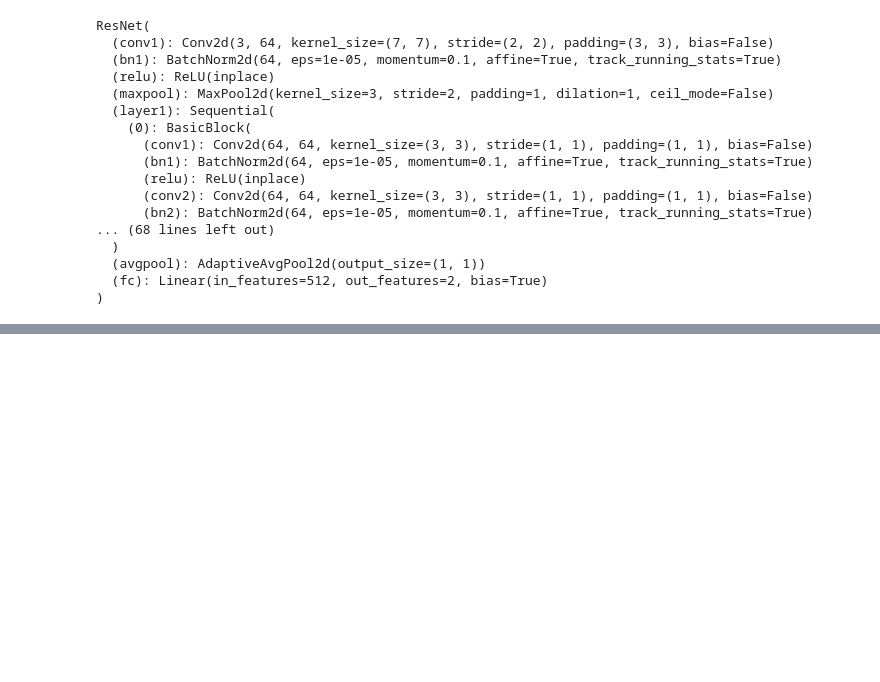
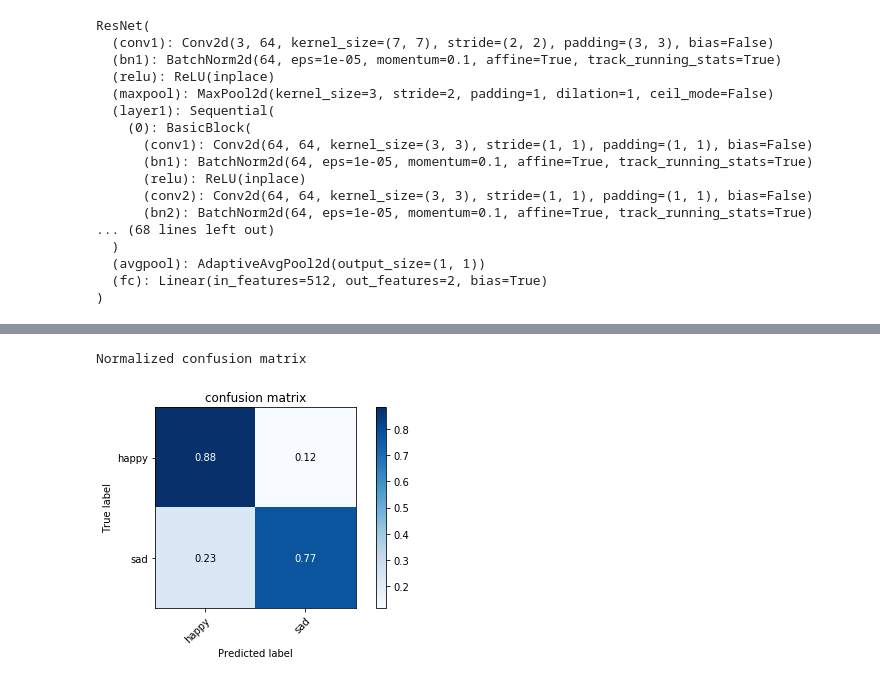
Before and after one commit to Gagan6164/Emotion-Classifier-Using-Pytorch, a Jupyter notebook: Transfer learning Resnet.ipynb, the cells around one changed output, grey strips where cells are left out. Saved outputs shown, nothing was run; the diff lists cells and outputs as text; code cells hidden in the pictures; blank space fills up the shorter version.

```diff
--- a/Transfer learning Resnet.ipynb
+++ b/Transfer learning Resnet.ipynb
@@ -239,0 +506,7 @@ model = torch.load('model_resnet_transfer.pt')
+# %%
+fig2 = plot_confusion_matrix(y_true, y_probs, classes=emotions, normalize=True, title='confusion matrix')
+fig2 = fig2.get_figure()
+fig2.savefig('confusion4_norm.png', dpi=1440)
+# %% [output]
+Normalized confusion matrix
+[figure, added]
```
Also changed, not shown: parts of 12 cells of this notebook, 1 other file.
